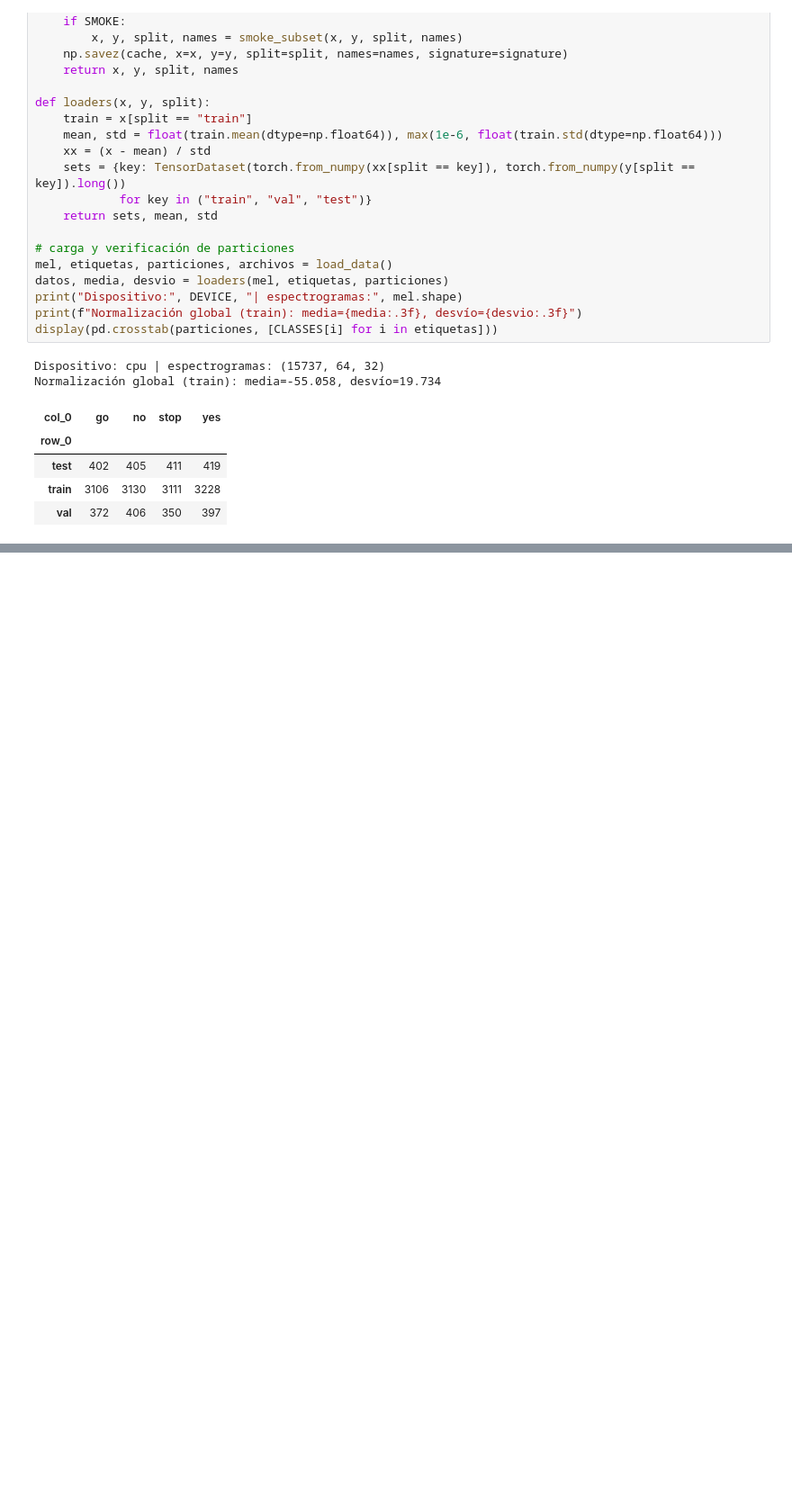
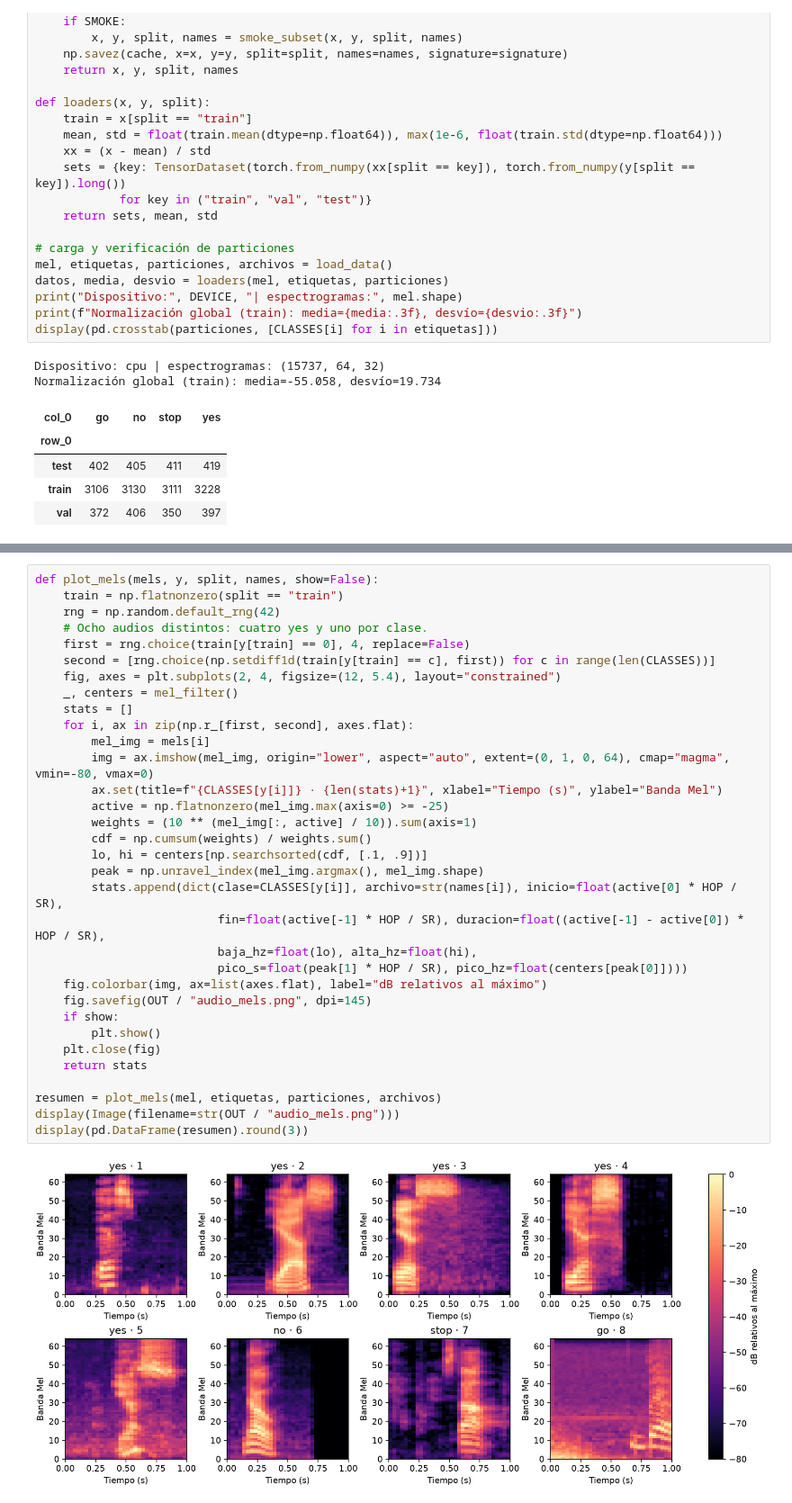
Before and after one commit to matitab/AAII-TP2, a Jupyter notebook: 01_CRNN.ipynb, the cells around one changed output, grey strips where cells are left out. Shown at 90% size. Saved outputs shown, nothing was run; the diff lists cells and outputs as text; blank space fills up the shorter version.

```diff
--- a/01_CRNN.ipynb
+++ b/01_CRNN.ipynb
@@ -174,0 +179,35 @@ Normalización global (train): media=-55.058, desvío=19.734
+# %%
+def plot_mels(mels, y, split, names, show=False):
+    train = np.flatnonzero(split == "train")
+    rng = np.random.default_rng(42)
+    # Ocho audios distintos: cuatro yes y uno por clase.
+    first = rng.choice(train[y[train] == 0], 4, replace=False)
+    second = [rng.choice(np.setdiff1d(train[y[train] == c], first)) for c in range(len(CLASSES))]
+    fig, axes = plt.subplots(2, 4, figsize=(12, 5.4), layout="constrained")
+    _, centers = mel_filter()
+    stats = []
+    for i, ax in zip(np.r_[first, second], axes.flat):
+        mel_img = mels[i]
+        img = ax.imshow(mel_img, origin="lower", aspect="auto", extent=(0, 1, 0, 64), cmap="magma", vmin=-80, vmax=0)
+        ax.set(title=f"{CLASSES[y[i]]} · {len(stats)+1}", xlabel="Tiempo (s)", ylabel="Banda Mel")
+        active = np.flatnonzero(mel_img.max(axis=0) >= -25)
+        weights = (10 ** (mel_img[:, active] / 10)).sum(axis=1)
+        cdf = np.cumsum(weights) / weights.sum()
+        lo, hi = centers[np.searchsorted(cdf, [.1, .9])]
+        peak = np.unravel_index(mel_img.argmax(), mel_img.shape)
+        stats.append(dict(clase=CLASSES[y[i]], archivo=str(names[i]), inicio=float(active[0] * HOP / SR),
+                          fin=float(active[-1] * HOP / SR), duracion=float((active[-1] - active[0]) * HOP / SR),
+                          baja_hz=float(lo), alta_hz=float(hi),
+                          pico_s=float(peak[1] * HOP / SR), pico_hz=float(centers[peak[0]])))
+    fig.colorbar(img, ax=list(axes.flat), label="dB relativos al máximo")
+    fig.savefig(OUT / "audio_mels.png", dpi=145)
+    if show:
+        plt.show()
+    plt.close(fig)
+    return stats
+
+resumen = plot_mels(mel, etiquetas, particiones, archivos)
+display(Image(filename=str(OUT / "audio_mels.png")))
+display(pd.DataFrame(resumen).round(3))
+# %% [output]
+[figure, added]
```
Also changed, not shown: parts of 3 cells of this notebook, 1 other file.
